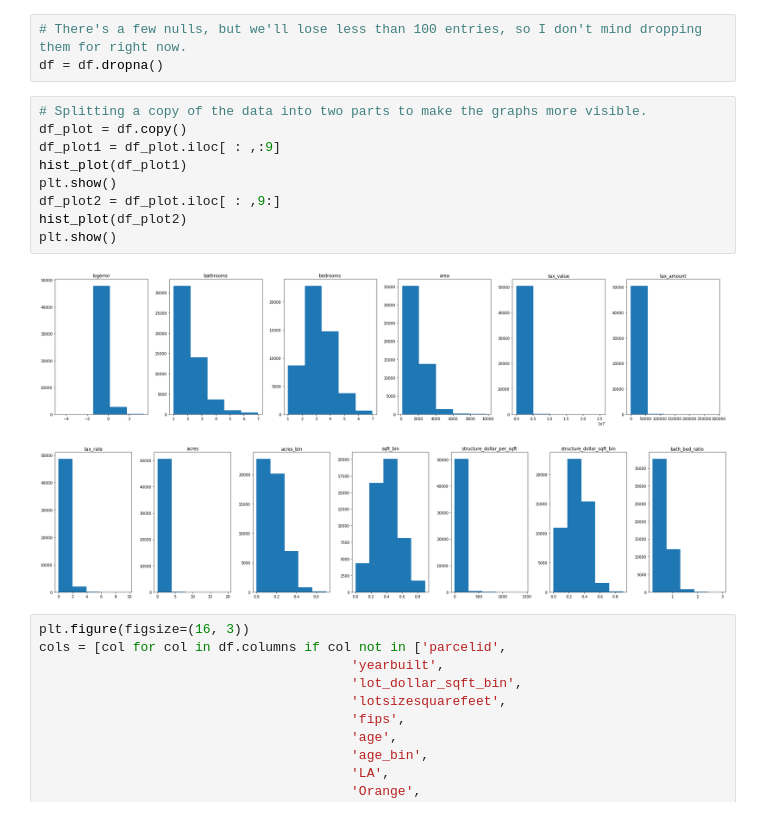
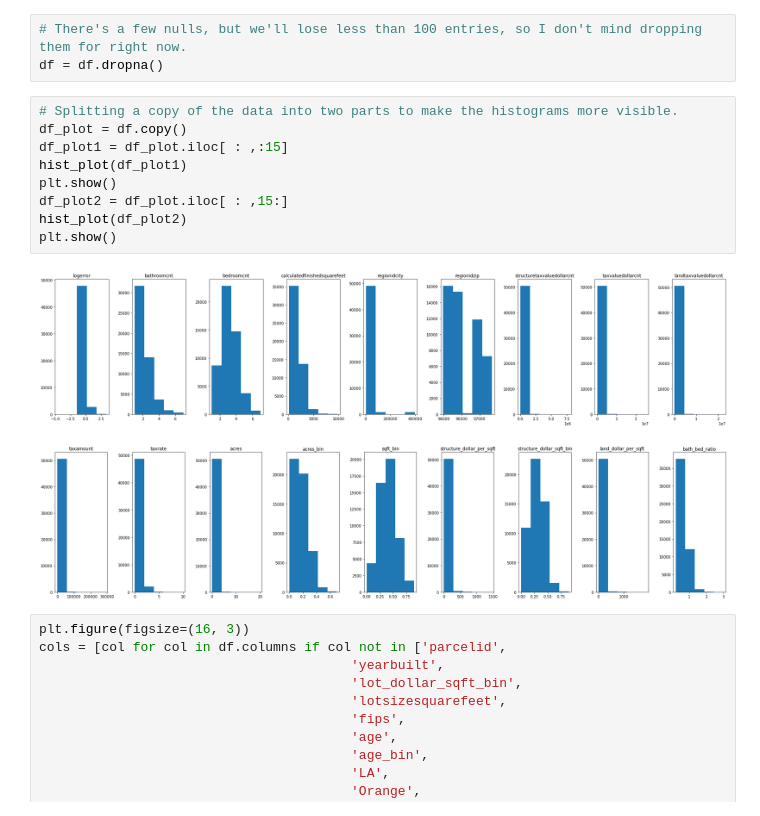
Before and after one commit to Lewis-Park-Bench/Cluster-Project, a Jupyter notebook: jenn_initial_notebook.ipynb, the cells around one changed output. Saved outputs shown, nothing was run; the diff lists cells and outputs as text.

Commit message:
Updated Jenn's notebook rough draft to fix some of the plots.

```diff
--- a/jenn_initial_notebook.ipynb
+++ b/jenn_initial_notebook.ipynb
@@ -170,17 +182,17 @@ memory usage: 11.6 MB
 # There's a few nulls, but we'll lose less than 100 entries, so I don't mind dropping them for right now.
 df = df.dropna()
 # %%
-# Splitting a copy of the data into two parts to make the graphs more visible.
+# Splitting a copy of the data into two parts to make the histograms more visible.
 df_plot = df.copy()
-df_plot1 = df_plot.iloc[ : ,:9]
+df_plot1 = df_plot.iloc[ : ,:15]
 hist_plot(df_plot1)
 plt.show()
-df_plot2 = df_plot.iloc[ : ,9:]
+df_plot2 = df_plot.iloc[ : ,15:]
 hist_plot(df_plot2)
 plt.show()
 # %% [output]
-[figure, old version]
+[figure, new version]
-[figure, old version]
+[figure, new version]
 # %%
 plt.figure(figsize=(16, 3))
 cols = [col for col in df.columns if col not in ['parcelid',
```
Also changed, not shown: parts of 21 cells of this notebook.
